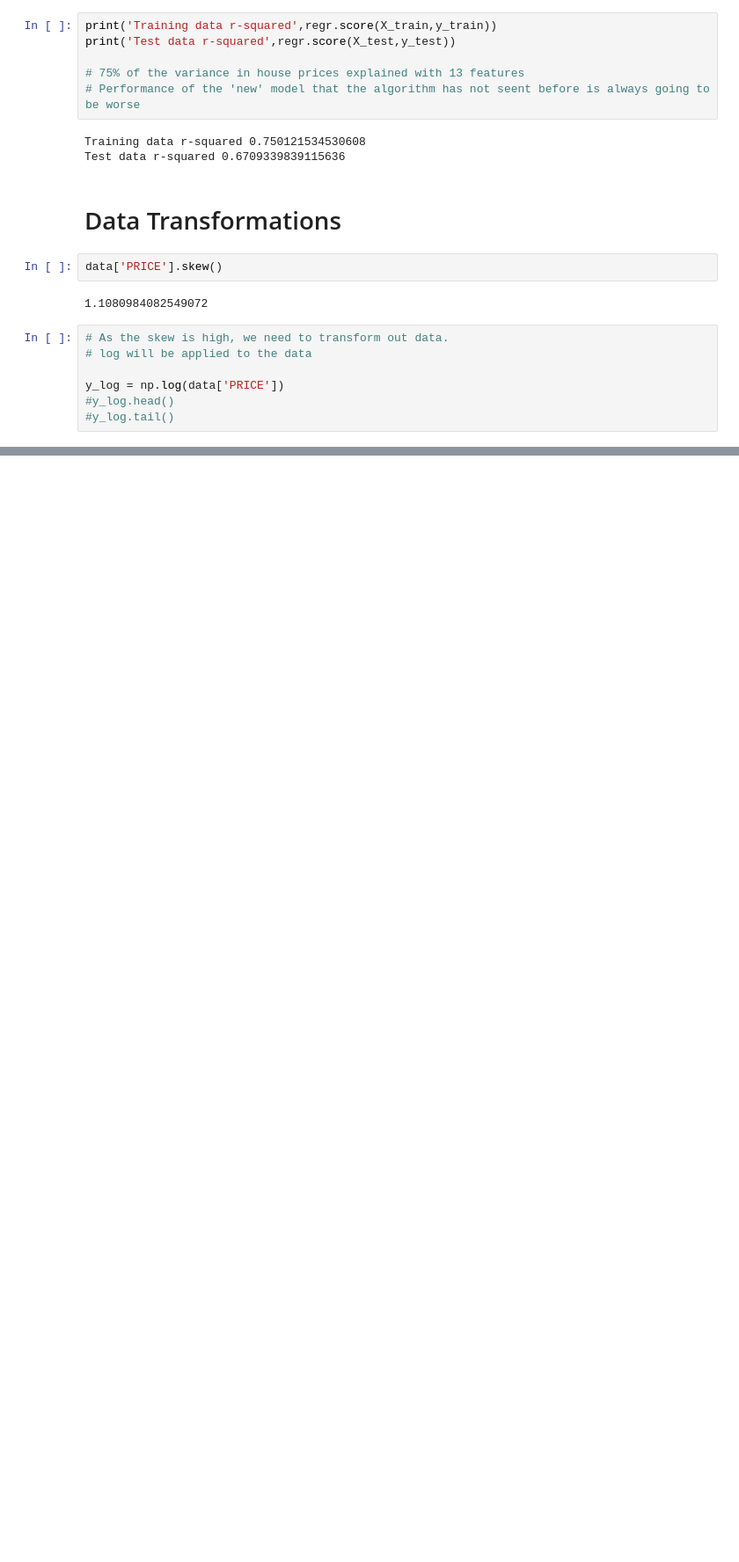
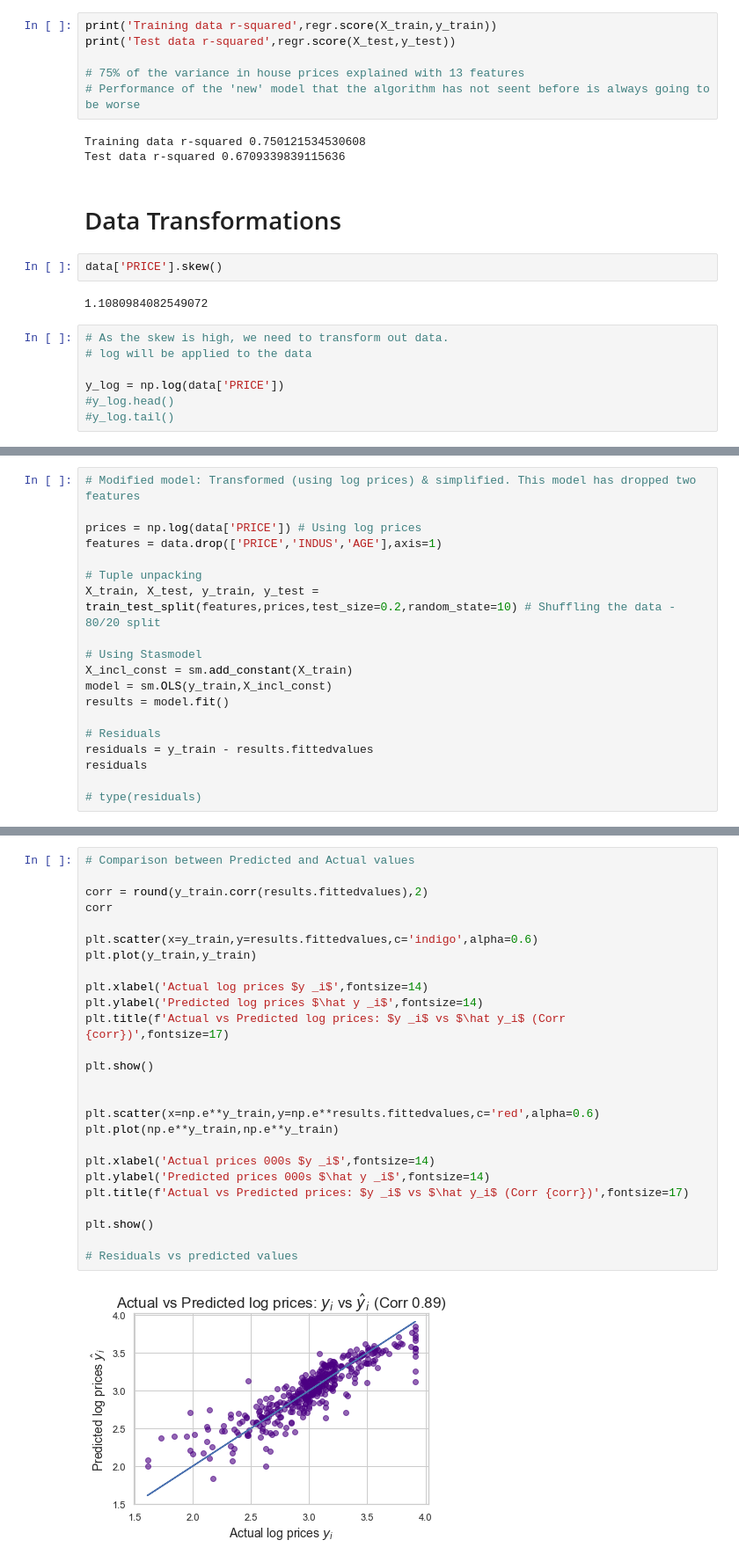
Before and after one commit to gxgarciat/Playground-DataAnalysis, a Jupyter notebook: 8_HousePriceData_MultivariableRegression.ipynb, the cells around one changed output, grey strips where cells are left out. Shown at 88% size. Drawn from its saved outputs; the diff is of its cells as text; blank space fills up the shorter version.

```diff
--- a/8_HousePriceData_MultivariableRegression.ipynb
+++ b/8_HousePriceData_MultivariableRegression.ipynb
@@ -543,0 +780,19 @@ plt.show()
+# %%
+# Modified model: Transformed (using log prices) & simplified. This model has dropped two features
+
+prices = np.log(data['PRICE']) # Using log prices
+features = data.drop(['PRICE','INDUS','AGE'],axis=1)
+
+# Tuple unpacking
+X_train, X_test, y_train, y_test = train_test_split(features,prices,test_size=0.2,random_state=10) # Shuffling the data - 80/20 split
+
+# Using Stasmodel
+X_incl_const = sm.add_constant(X_train)
+model = sm.OLS(y_train,X_incl_const)
+results = model.fit()
+
+# Residuals
+residuals = y_train - results.fittedvalues
+residuals
+
+# type(residuals)
@@ -543,0 +841,28 @@ plt.show()
+# %%
+# Comparison between Predicted and Actual values
+
+corr = round(y_train.corr(results.fittedvalues),2)
+corr
+
+plt.scatter(x=y_train,y=results.fittedvalues,c='indigo',alpha=0.6)
+plt.plot(y_train,y_train)
+
+plt.xlabel('Actual log prices $y _i$',fontsize=14)
+plt.ylabel('Predicted log prices $\hat y _i$',fontsize=14)
+plt.title(f'Actual vs Predicted log prices: $y _i$ vs $\hat y_i$ (Corr {corr})',fontsize=17)
+
+plt.show()
+
+
+plt.scatter(x=np.e**y_train,y=np.e**results.fittedvalues,c='red',alpha=0.6)
+plt.plot(np.e**y_train,np.e**y_train)
+
+plt.xlabel('Actual prices 000s $y _i$',fontsize=14)
+plt.ylabel('Predicted prices 000s $\hat y _i$',fontsize=14)
+plt.title(f'Actual vs Predicted prices: $y _i$ vs $\hat y_i$ (Corr {corr})',fontsize=17)
+
+plt.show()
+
+# Residuals vs predicted values
+# %% [output]
+[figure, added]
```
Also changed, not shown: parts of 36 cells of this notebook.
